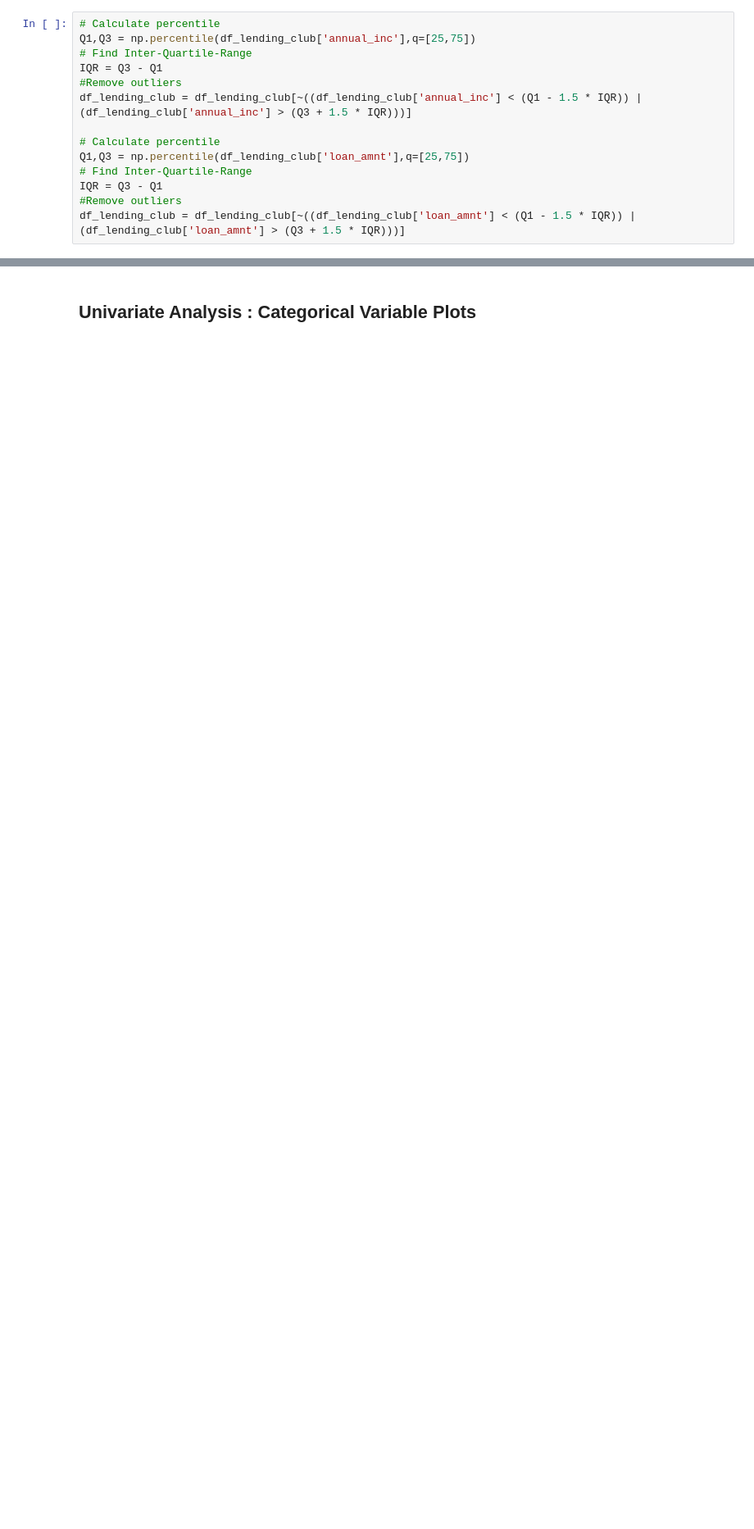
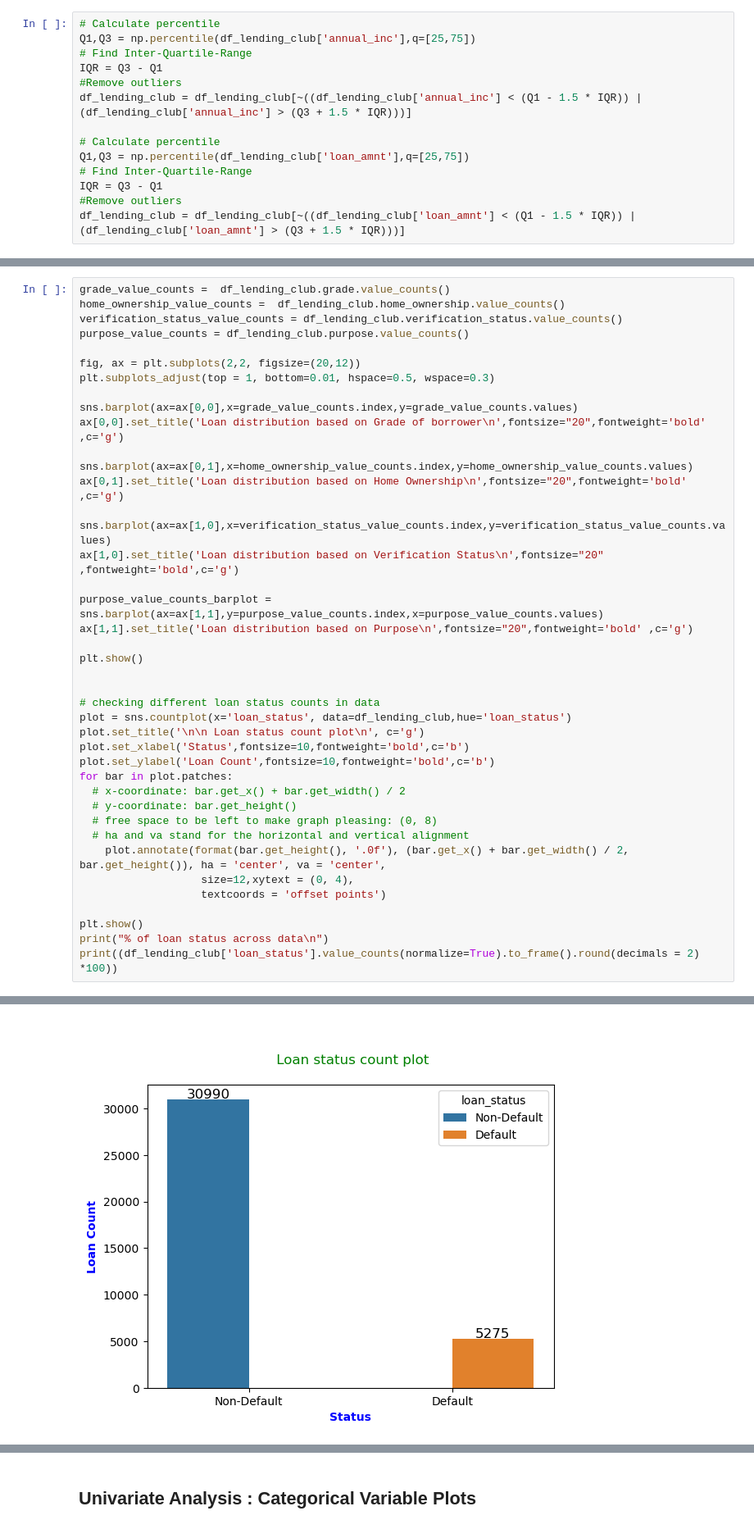
Before and after one commit to charankumarhs/LendingClubCaseStudy, a Jupyter notebook: Charan_Hulmani.ipynb, the cells around one changed output, grey strips where cells are left out. Shown: that part at 82% size. Cells and saved outputs as stored; diff of their text form; blank space fills up the shorter version.

```diff
--- a/Charan_Hulmani.ipynb
+++ b/Charan_Hulmani.ipynb
@@ -514,0 +502,42 @@ plt.show()
+# %%
+grade_value_counts =  df_lending_club.grade.value_counts()
+home_ownership_value_counts =  df_lending_club.home_ownership.value_counts()
+verification_status_value_counts = df_lending_club.verification_status.value_counts()
+purpose_value_counts = df_lending_club.purpose.value_counts()
+
+fig, ax = plt.subplots(2,2, figsize=(20,12))
+plt.subplots_adjust(top = 1, bottom=0.01, hspace=0.5, wspace=0.3)
+
+sns.barplot(ax=ax[0,0],x=grade_value_counts.index,y=grade_value_counts.values)
+ax[0,0].set_title('Loan distribution based on Grade of borrower\n',fontsize="20",fontweight='bold' ,c='g')
+
+sns.barplot(ax=ax[0,1],x=home_ownership_value_counts.index,y=home_ownership_value_counts.values)
+ax[0,1].set_title('Loan distribution based on Home Ownership\n',fontsize="20",fontweight='bold' ,c='g')
+
+sns.barplot(ax=ax[1,0],x=verification_status_value_counts.index,y=verification_status_value_counts.values)
+ax[1,0].set_title('Loan distribution based on Verification Status\n',fontsize="20" ,fontweight='bold',c='g')
+
+purpose_value_counts_barplot = sns.barplot(ax=ax[1,1],y=purpose_value_counts.index,x=purpose_value_counts.values)
+ax[1,1].set_title('Loan distribution based on Purpose\n',fontsize="20",fontweight='bold' ,c='g')
+
+plt.show()
+
+
+# checking different loan status counts in data
+plot = sns.countplot(x='loan_status', data=df_lending_club,hue='loan_status')
+plot.set_title('\n\n Loan status count plot\n', c='g')
+plot.set_xlabel('Status',fontsize=10,fontweight='bold',c='b')
+plot.set_ylabel('Loan Count',fontsize=10,fontweight='bold',c='b')
+for bar in plot.patches:
+  # x-coordinate: bar.get_x() + bar.get_width() / 2
+  # y-coordinate: bar.get_height()
+  # free space to be left to make graph pleasing: (0, 8)
+  # ha and va stand for the horizontal and vertical alignment
+    plot.annotate(format(bar.get_height(), '.0f'), (bar.get_x() + bar.get_width() / 2, bar.get_height()), ha = 'center', va = 'center',
+                   size=12,xytext = (0, 4),
+                   textcoords = 'offset points')
+
+plt.show()
+print("% of loan status across data\n")
+print((df_lending_club['loan_status'].value_counts(normalize=True).to_frame().round(decimals = 2) *100))
+# %% [output]
@@ -514,0 +545 @@ plt.show()
+[figure, added]
```
Also changed, not shown: parts of 67 cells of this notebook.
